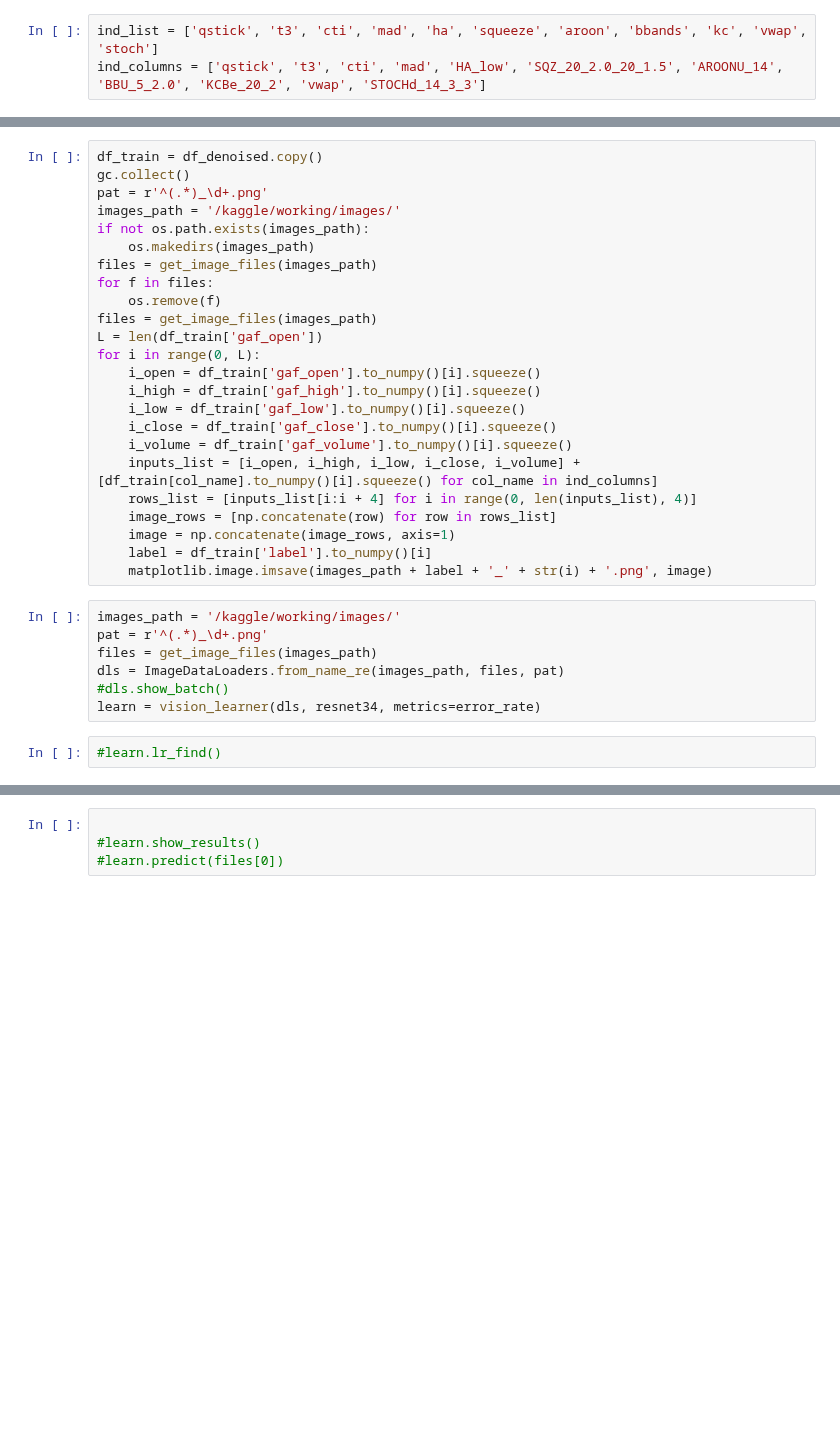
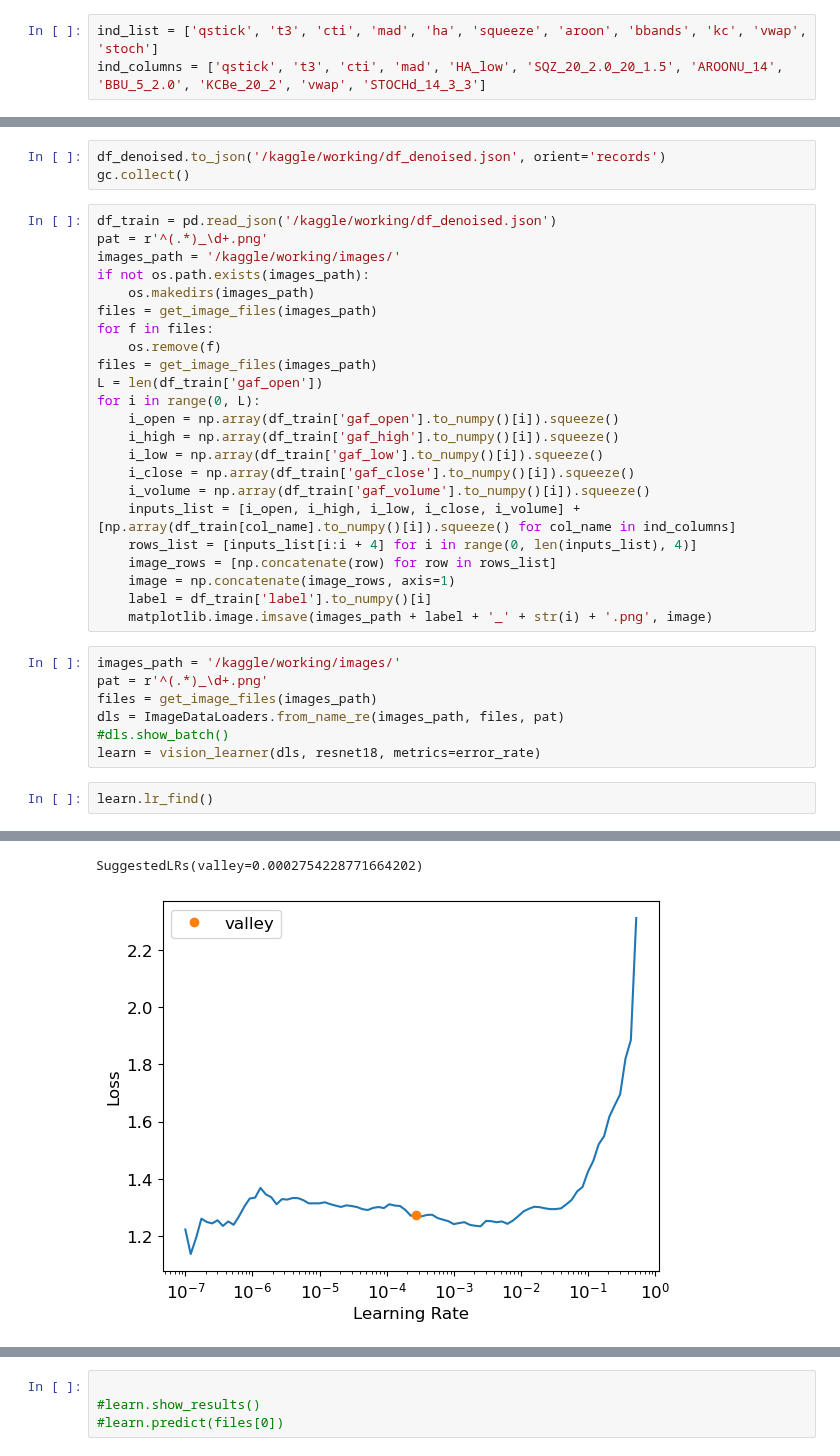
Before and after one commit to Neuron-Sages/neusa-py, a Jupyter notebook: neusa-train.ipynb, the cells around one changed output, grey strips where cells are left out. Drawn from its saved outputs; the diff is of its cells as text; blank space fills up the shorter version.

```diff
--- a/neusa-train.ipynb
+++ b/neusa-train.ipynb
@@ -361,7 +291,9 @@ for col_name in ind_columns:
     df_denoised[col_name] = gaf_col
+# %%
+df_denoised.to_json('/kaggle/working/df_denoised.json', orient='records')
+gc.collect()
 # %%
-df_train = df_denoised.copy()
-gc.collect()
+df_train = pd.read_json('/kaggle/working/df_denoised.json')
 pat = r'^(.*)_\d+.png'
 images_path = '/kaggle/working/images/'
 if not os.path.exists(images_path):
@@ -372,12 +304,12 @@ for f in files:
 files = get_image_files(images_path)
 L = len(df_train['gaf_open'])
 for i in range(0, L):
-    i_open = df_train['gaf_open'].to_numpy()[i].squeeze()
-    i_high = df_train['gaf_high'].to_numpy()[i].squeeze()
-    i_low = df_train['gaf_low'].to_numpy()[i].squeeze()
-    i_close = df_train['gaf_close'].to_numpy()[i].squeeze()
-    i_volume = df_train['gaf_volume'].to_numpy()[i].squeeze()
-    inputs_list = [i_open, i_high, i_low, i_close, i_volume] + [df_train[col_name].to_numpy()[i].squeeze() for col_name in ind_columns]
+    i_open = np.array(df_train['gaf_open'].to_numpy()[i]).squeeze()
+    i_high = np.array(df_train['gaf_high'].to_numpy()[i]).squeeze()
+    i_low = np.array(df_train['gaf_low'].to_numpy()[i]).squeeze()
+    i_close = np.array(df_train['gaf_close'].to_numpy()[i]).squeeze()
+    i_volume = np.array(df_train['gaf_volume'].to_numpy()[i]).squeeze()
+    inputs_list = [i_open, i_high, i_low, i_close, i_volume] + [np.array(df_train[col_name].to_numpy()[i]).squeeze() for col_name in ind_columns]
     rows_list = [inputs_list[i:i + 4] for i in range(0, len(inputs_list), 4)]
     image_rows = [np.concatenate(row) for row in rows_list]
     image = np.concatenate(image_rows, axis=1)
@@ -389,6 +321,7 @@ pat = r'^(.*)_\d+.png'
 files = get_image_files(images_path)
 dls = ImageDataLoaders.from_name_re(images_path, files, pat)
 #dls.show_batch()
-learn = vision_learner(dls, resnet34, metrics=error_rate)
+learn = vision_learner(dls, resnet18, metrics=error_rate)
-# %%
-#learn.lr_find()
+# %%
+learn.lr_find()
+# %% [output]
@@ -395 +329,3 @@ learn = vision_learner(dls, resnet34, metrics=error_rate)
+SuggestedLRs(valley=0.0002754228771664202)
+[figure, added]
 # %%
```
Also changed, not shown: parts of 19 cells of this notebook, 1 other file.
